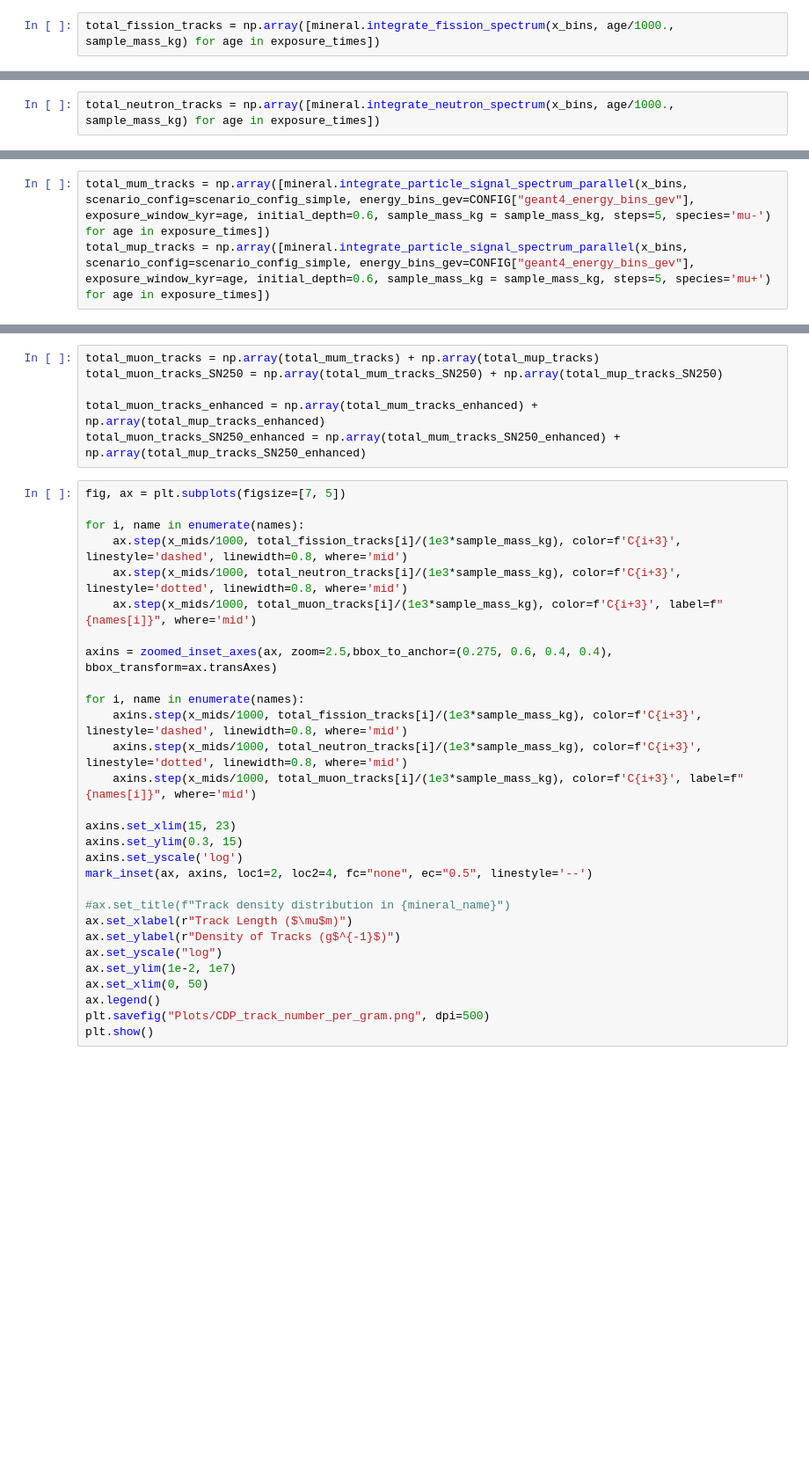
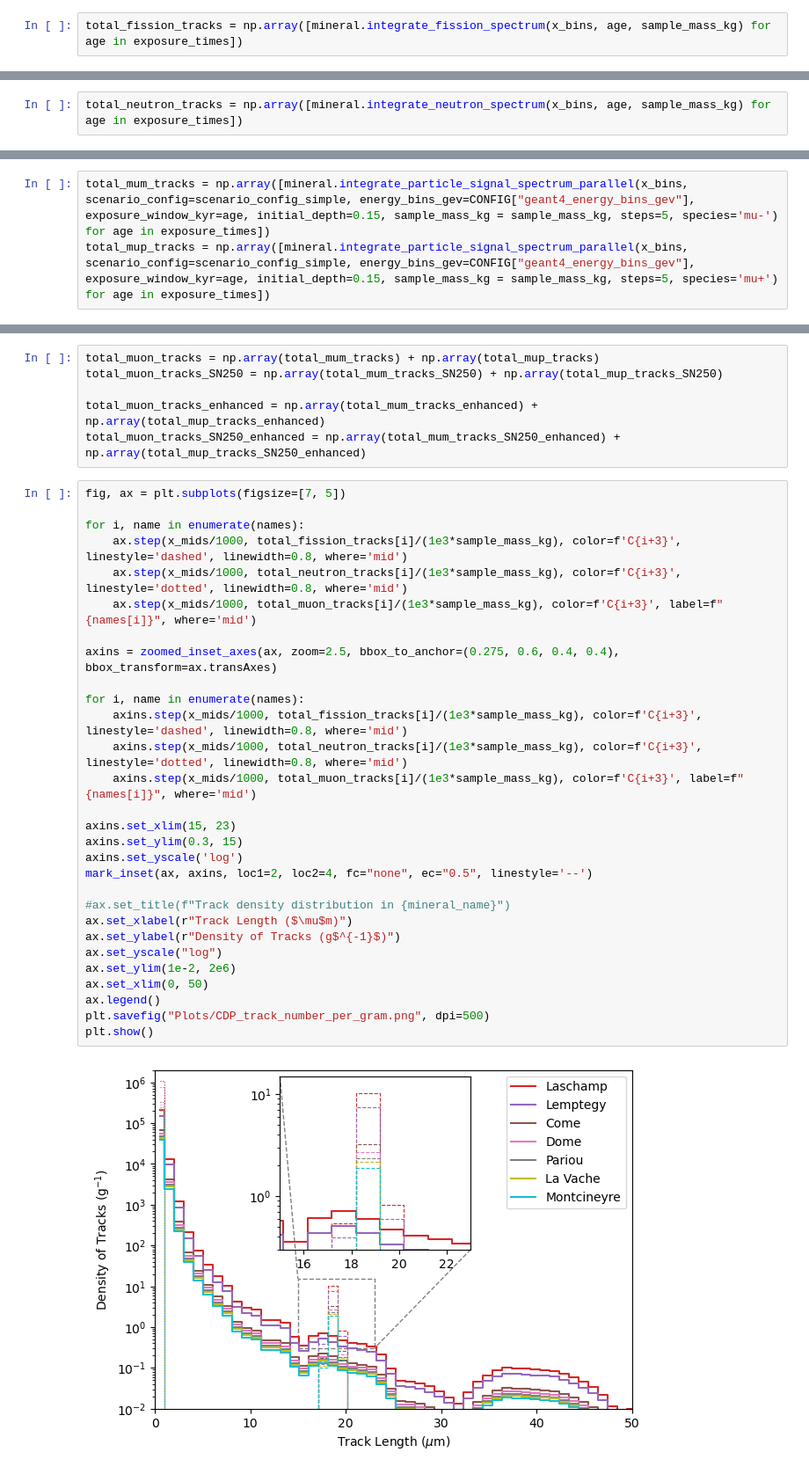
Before and after one commit to cgalelli/PrimusCode, a Jupyter notebook: CDP_analysis.ipynb, the cells around one changed output, grey strips where cells are left out. Shown at 88% size. Saved outputs shown, nothing was run; the diff lists cells and outputs as text; blank space fills up the shorter version.

```diff
--- a/CDP_analysis.ipynb
+++ b/CDP_analysis.ipynb
@@ -122,4 +126,4 @@ With the Paleodetector object initialized and all necessary data loaded, we can
 
 **3. Final Plot:** Finally, all calculated track components (signals and backgrounds) are summed and plotted to visualize the expected final track spectrum in the detector.
 # %%
-total_fission_tracks = np.array([mineral.integrate_fission_spectrum(x_bins, age/1000., sample_mass_kg) for age in exposure_times])
+total_fission_tracks = np.array([mineral.integrate_fission_spectrum(x_bins, age, sample_mass_kg) for age in exposure_times])
@@ -126,2 +143,2 @@ total_fission_tracks = np.array([mineral.integrate_fission_spectrum(x_bins, age/
 # %%
-total_neutron_tracks = np.array([mineral.integrate_neutron_spectrum(x_bins, age/1000., sample_mass_kg) for age in exposure_times])
+total_neutron_tracks = np.array([mineral.integrate_neutron_spectrum(x_bins, age, sample_mass_kg) for age in exposure_times])
@@ -128,3 +158,3 @@ total_neutron_tracks = np.array([mineral.integrate_neutron_spectrum(x_bins, age/
 # %%
-total_mum_tracks = np.array([mineral.integrate_particle_signal_spectrum_parallel(x_bins, scenario_config=scenario_config_simple, energy_bins_gev=CONFIG["geant4_energy_bins_gev"], exposure_window_kyr=age, initial_depth=0.6, sample_mass_kg = sample_mass_kg, steps=5, species='mu-') for age in exposure_times])
-total_mup_tracks = np.array([mineral.integrate_particle_signal_spectrum_parallel(x_bins, scenario_config=scenario_config_simple, energy_bins_gev=CONFIG["geant4_energy_bins_gev"], exposure_window_kyr=age, initial_depth=0.6, sample_mass_kg = sample_mass_kg, steps=5, species='mu+') for age in exposure_times])
+total_mum_tracks = np.array([mineral.integrate_particle_signal_spectrum_parallel(x_bins, scenario_config=scenario_config_simple, energy_bins_gev=CONFIG["geant4_energy_bins_gev"], exposure_window_kyr=age, initial_depth=0.15, sample_mass_kg = sample_mass_kg, steps=5, species='mu-') for age in exposure_times])
+total_mup_tracks = np.array([mineral.integrate_particle_signal_spectrum_parallel(x_bins, scenario_config=scenario_config_simple, energy_bins_gev=CONFIG["geant4_energy_bins_gev"], exposure_window_kyr=age, initial_depth=0.15, sample_mass_kg = sample_mass_kg, steps=5, species='mu+') for age in exposure_times])
@@ -157,30 +222,32 @@ total_muon_tracks_SN250_enhanced = np.array(total_mum_tracks_SN250_enhanced) + n
 # %%
 fig, ax = plt.subplots(figsize=[7, 5])
 
 for i, name in enumerate(names):
     ax.step(x_mids/1000, total_fission_tracks[i]/(1e3*sample_mass_kg), color=f'C{i+3}', linestyle='dashed', linewidth=0.8, where='mid')
     ax.step(x_mids/1000, total_neutron_tracks[i]/(1e3*sample_mass_kg), color=f'C{i+3}', linestyle='dotted', linewidth=0.8, where='mid')
     ax.step(x_mids/1000, total_muon_tracks[i]/(1e3*sample_mass_kg), color=f'C{i+3}', label=f"{names[i]}", where='mid')
 
-axins = zoomed_inset_axes(ax, zoom=2.5,bbox_to_anchor=(0.275, 0.6, 0.4, 0.4), bbox_transform=ax.transAxes)
+axins = zoomed_inset_axes(ax, zoom=2.5, bbox_to_anchor=(0.275, 0.6, 0.4, 0.4), bbox_transform=ax.transAxes)
 
 for i, name in enumerate(names):
     axins.step(x_mids/1000, total_fission_tracks[i]/(1e3*sample_mass_kg), color=f'C{i+3}', linestyle='dashed', linewidth=0.8, where='mid')
     axins.step(x_mids/1000, total_neutron_tracks[i]/(1e3*sample_mass_kg), color=f'C{i+3}', linestyle='dotted', linewidth=0.8, where='mid')
     axins.step(x_mids/1000, total_muon_tracks[i]/(1e3*sample_mass_kg), color=f'C{i+3}', label=f"{names[i]}", where='mid')
 
 axins.set_xlim(15, 23)
 axins.set_ylim(0.3, 15)
 axins.set_yscale('log')
 mark_inset(ax, axins, loc1=2, loc2=4, fc="none", ec="0.5", linestyle='--')
 
 #ax.set_title(f"Track density distribution in {mineral_name}")
 ax.set_xlabel(r"Track Length ($\mu$m)")
 ax.set_ylabel(r"Density of Tracks (g$^{-1}$)")
 ax.set_yscale("log")
-ax.set_ylim(1e-2, 1e7)
+ax.set_ylim(1e-2, 2e6)
 ax.set_xlim(0, 50)
 ax.legend()
 plt.savefig("Plots/CDP_track_number_per_gram.png", dpi=500)
 plt.show()
+# %% [output]
+[figure, added]
 # %%
```
Also changed, not shown: parts of 17 cells of this notebook.
